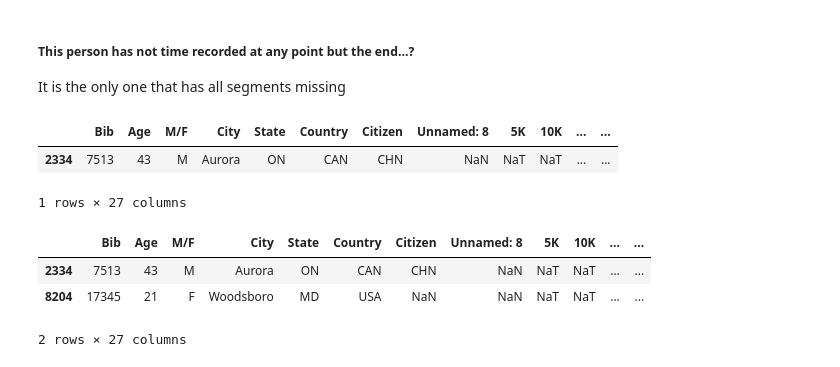
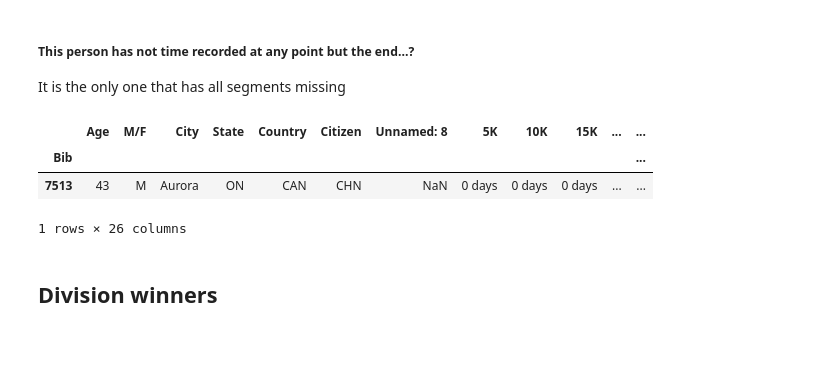
Before and after one commit to rojour/boston_results, a Jupyter notebook: Boston Marathon Results - analyze.ipynb, the cells around one changed output. Cells and saved outputs as stored; diff of their text form; code cells hidden in the pictures.

```diff
--- a/Boston Marathon Results - analyze.ipynb
+++ b/Boston Marathon Results - analyze.ipynb
@@ -21,2 +19,2 @@ parser = lambda x: pd.to_datetime(x, format='%H:%M:%S', errors='coerce')
 # %%
-df = pd.read_csv('marathon_results_2016.csv', date_parser=parser, parse_dates=list(range(9,21)))
+df = pd.read_csv('marathon_results_2016.csv', index_col='Bib')
@@ -23,3 +23,5 @@ df = pd.read_csv('marathon_results_2016.csv', date_parser=parser, parse_dates=li
+# %%
+df.iloc[:, 8:20] = df.iloc[:, 8:20].apply(pd.to_timedelta)
 # %%
 df.describe()
 # %% [output]
@@ -193,5 +186,3 @@ g.set_title("Most popular Name")
 ### In progress... analysis of fist half vs second half...
 # %%
 df['Half_2'] = df['Official Time'] - df['Half']
-# %%
-df['Half_2'] = pd.to_datetime(df['Half_2'])
@@ -200,2 +188,0 @@ df['Half_2'] = pd.to_datetime(df['Half_2'])
-# %%
-df["Half_2"] = df["Half_2"]-pd.to_timedelta(70, 'Y')-pd.to_timedelta(36, 'm')
@@ -306,17 +329,12 @@ print(((df['40K'] -df['35K'])/3.1).min())
 ##### This person has not time recorded at any point but the end...?
 
 It is the only one that has all segments missing
-# %%
-df[(df['5K'].isnull() & df['10K'].isnull() & df['15K'].isnull() & df['20K'].isnull() & df['25K'].isnull()
-   & df['30K'].isnull() & df['35K'].isnull() & df['40K'].isnull())]
-# %% [output]
-|  | Bib | Age | M/F | City | State | Country | Citizen | Unnamed: 8 | 5K | 10K | ... | ... |
-| 2334 | 7513 | 43 | M | Aurora | ON | CAN | CHN | NaN | NaT | NaT | ... | ... |
-1 rows × 27 columns
 # %%
-df[(df['5K'].isnull() & df['10K'].isnull() & df['15K'].isnull() & df['20K'].isnull() & df['Half'].isnull())]
+df[(df['5K']=='00:00:00') & (df['10K'] == '00:00:00') & (df['15K'] == '00:00:00') & (df['20K'] == '00:00:00') & (df['25K'] == '00:00:00')]
 # %% [output]
-|  | Bib | Age | M/F | City | State | Country | Citizen | Unnamed: 8 | 5K | 10K | ... | ... |
-| 2334 | 7513 | 43 | M | Aurora | ON | CAN | CHN | NaN | NaT | NaT | ... | ... |
-| 8204 | 17345 | 21 | F | Woodsboro | MD | USA | NaN | NaN | NaT | NaT | ... | ... |
+|  | Age | M/F | City | State | Country | Citizen | Unnamed: 8 | 5K | 10K | 15K | ... | ... |
+| Bib |  |  |  |  |  |  |  |  |  |  |  | ... |
+| 7513 | 43 | M | Aurora | ON | CAN | CHN | NaN | 0 days | 0 days | 0 days | ... | ... |
-2 rows × 27 columns
+1 rows × 26 columns
+# %% [markdown]
+## Division winners
```
Also changed, not shown: parts of 35 cells of this notebook.
